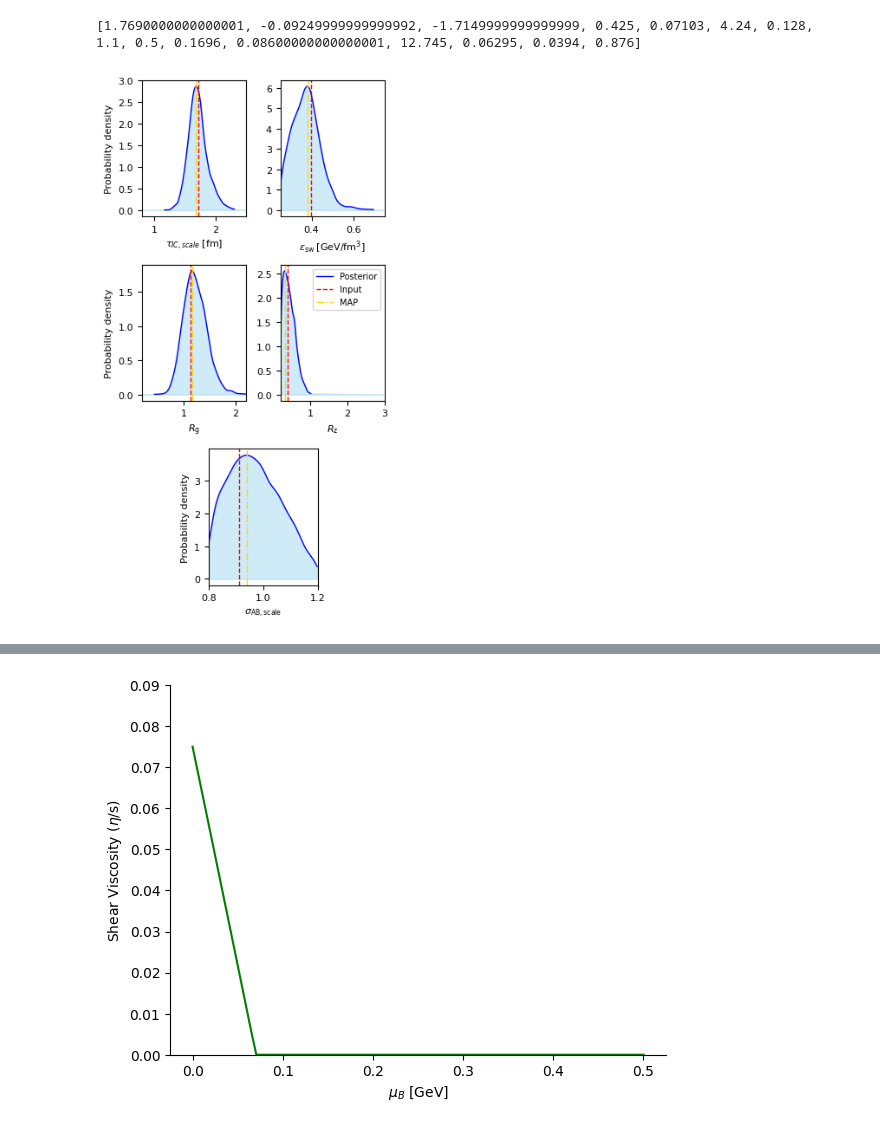
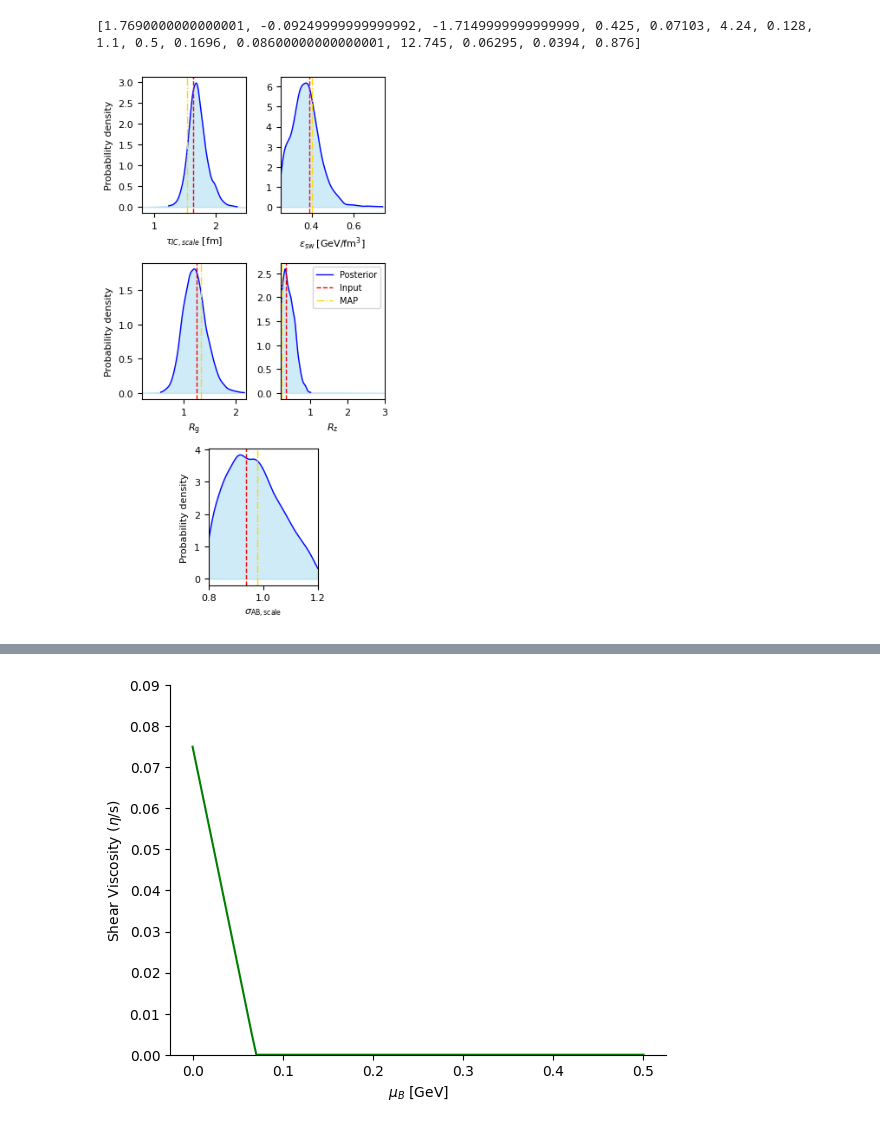
Before and after one commit to NGoetz/GPBayesTools-HIC, a Jupyter notebook: ClosureTest.ipynb, the cells around one changed output, grey strips where cells are left out. Cells and saved outputs as stored; diff of their text form; code cells hidden in the pictures.

Commit message:
Update plotting scripts

```diff
--- a/ClosureTest.ipynb
+++ b/ClosureTest.ipynb
@@ -131,15 +131,15 @@ prior_ranges = [
     (0.8,1.2),
 ]
 PARAMETER_NAMES = [
-    r'$\tau_{IC,scale}\;({\rm fm})$',
+    r'$\tau_{IC,scale}$',
     r'$a_{h,\eta}$',
     r'$a_{l,\eta}$',
     r'$\epsilon_{\rm sw}\;({\rm GeV/fm^3})$',
     r'$(\eta/s)_{\rm min}$',
     r'$a_{\mu_B}$', #etsscale_mub
     r'$b_{\mu_B}$',#etasshiftmub
-    r'$R_{\perp}$',
-    r'$R_{\eta}$',
+    r'$R_{\perp}\;({\rm fm})$',
+    r'$R_{\eta}\;({\rm fm})$',
     r'$T_{\eta, \rm 0}\;({\rm GeV})$',
     r'$(\zeta/s)_{\rm 0}$',
     r'$(\epsilon)_{\zeta,\rm 0 }\;({\rm GeV/fm^3})$',
@@ -275,15 +275,30 @@ def extract_model_parameters():
     # Placeholder for actual model parameters extraction logic
     return parameters
 
+# def calculate_map_estimates(posteriorSamples):
+#     map_estimates = []
+#     for i in range(posteriorSamples.shape[1]):
+#         kde = gaussian_kde(posteriorSamples[:, i])
+#         x_vals = np.linspace(np.min(posteriorSamples[:, i]), np.max(posteriorSamples[:, i]), 1000)
+#         kde_vals = kde(x_vals)
+#         mode_idx = np.argmax(kde_vals)
+#         map_estimates.append(x_vals[mode_idx])
+#     return map_estimates
+
 def calculate_map_estimates(posteriorSamples):
-    map_estimates = []
-    for i in range(posteriorSamples.shape[1]):
-        kde = gaussian_kde(posteriorSamples[:, i])
-        x_vals = np.linspace(np.min(posteriorSamples[:, i]), np.max(posteriorSamples[:, i]), 1000)
-        kde_vals = kde(x_vals)
-        mode_idx = np.argmax(kde_vals)
-        map_estimates.append(x_vals[mode_idx])
-    return map_estimates
+    """
+    Select the posterior point that minimises the total χ² to all other points,
+    where χ²_i = sum_j ||θ_i - θ_j||^2.
+    posteriorSamples : array, shape (n_samples, n_params)
+    returns          : array, shape (n_params,)
+    """
+    N = posteriorSamples.shape[0]
+    chi2_vals = np.zeros(N)
+    for i in range(N):
+        diff = posteriorSamples - posteriorSamples[i]    # shape (N, n_params)
+        chi2_vals[i] = np.sum(diff**2)                  # total squared distance
+    best_idx = np.argmin(chi2_vals)
+    return posteriorSamples[best_idx]
 
 def plot_distribution_of_posterior_samples(posteriorSamples, modelParameters, mapEstimates):
     fig = plt.figure(figsize=(3.5, 3*3.5/(1.618)))
@@ -313,41 +328,41 @@ def plot_distribution_of_posterior_samples(posteriorSamples, modelParameters, ma
         ax.fill_between(x_extended, kde_extended, color='skyblue', alpha=0.4, zorder=1)
 
         # Plot vertical lines for model parameters and MAP estimate
-        ax.axvline(modelParameters[i]+(-modelParameters[i]+mapEstimates[i])/1.7, color='r', linestyle='--', label='Input', lw=1)
+        ax.axvline(modelParameters[i], color='r', linestyle='--', label='Input', lw=1)
         ax.axvline(mapEstimates[i], color='gold', linestyle='-.', label='MAP', lw=1)
 
         # Titles, labels and legend
         ax.set_xlabel(PARAMETER_NAMES[i], fontsize=8)
         if count%2==1:
             ax.set_ylabel('Probability density', fontsize=8)
         #ax.set_title(f'{PARAMETER_NAMES[i]}', fontsize=8)
         ax.set_xlim([prior_ranges[i][0], prior_ranges[i][1]])
         if count == 4:
             ax.legend(fontsize=7)
 
         # Add grid for better readability
         #ax.grid(True, linestyle='--', alpha=0.6)
         if count==5:
             ax.set_box_aspect(1/0.8)
 
     plt.tight_layout()
     #fig.delaxes(axes[2, 1])
 
     # Save and show the plot
     plt.savefig("./plots/closure/closure_distribution_"+log+"_"+pca+"_"+emu+"_"+setup+".png", dpi=300)
     plt.show()
 
 # Assuming posteriorSamples and PARAMETER_NAMES are already defined
 # Extract model parameters
 modelParameters = extract_model_parameters()
 
 # Calculate MAP estimates
 mapEstimates = calculate_map_estimates(posteriorSamples)
 
 # Call the plotting function
 plot_distribution_of_posterior_samples(posteriorSamples, modelParameters, mapEstimates)
 # %% [output]
-[figure, old version]
+[figure, new version]
 # %%
 # Function to calculate MAP estimates
 def calculate_map_estimates(posteriorSamples):
```
Also changed, not shown: parts of 2 cells of this notebook, 1 other file.
